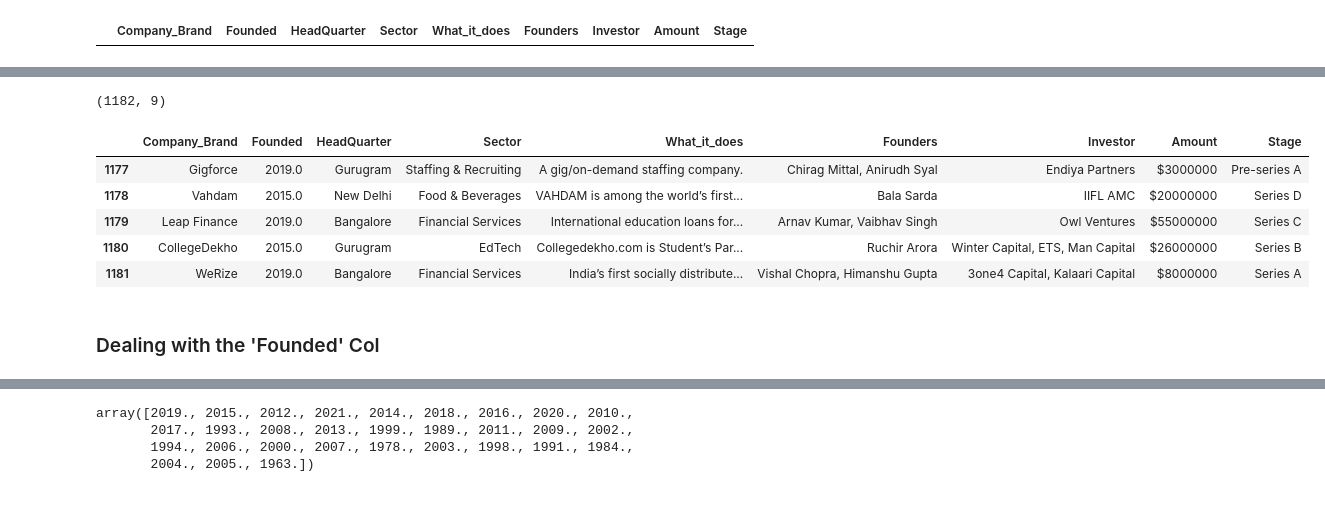
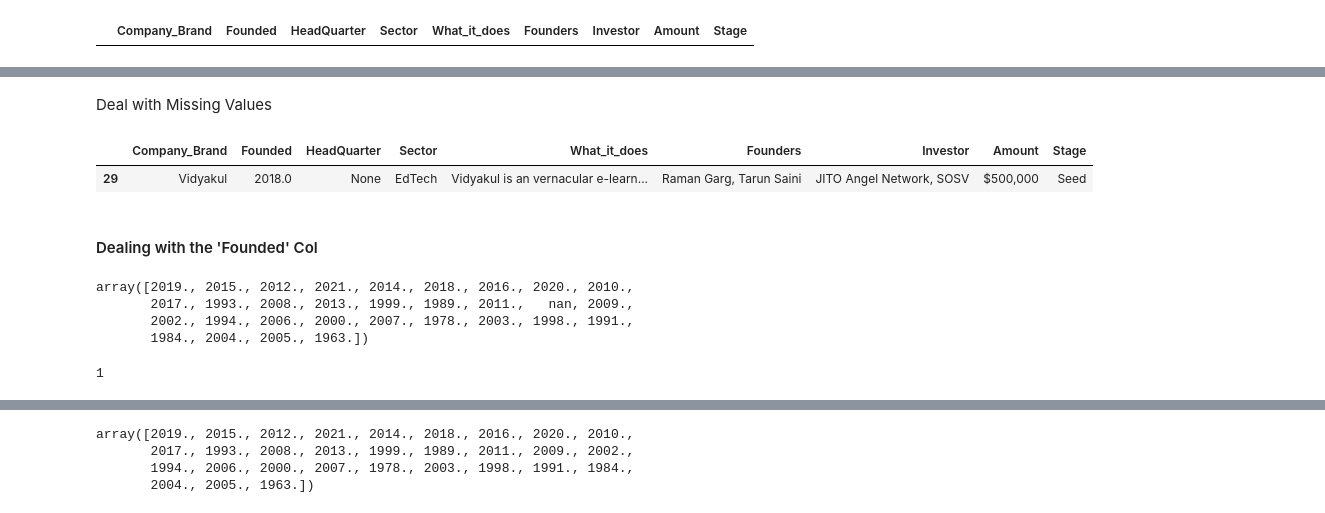
Before and after one commit to aaronayitey/Indian-Startup-Funding-Analysis, a Jupyter notebook: analysing_funding.ipynb, the cells around one changed output, grey strips where cells are left out. Saved outputs shown, nothing was run; the diff lists cells and outputs as text; code cells hidden in the pictures.

```diff
--- a/analysing_funding.ipynb
+++ b/analysing_funding.ipynb
@@ -154,0 +254,21 @@ Success!
+# %%
+# Apply function to specific rows and columns
+
+data2021 = update_values(data2021, 237, column_values={'Investor': 'Unknown', 'Amount': '$22000000', 'Stage': 'Series C'})
+
+data2021 = update_values(data2021, 238, column_values={'HeadQuarter':'Gurugram', 'Investor': 'Unknown', 'Amount': '$5000000', 'Stage': 'Seed'})
+
+data2021 = update_values(data2021, 526, column_values={'Investor': 'Unknown', 'Amount': '$1000000', 'Stage': 'Pre-series A'})
+
+data2021 = update_values(data2021, 532, column_values={'Founders': 'Omkar Pandharkame, Ketaki Ogale' ,'Investor': 'JITO Angel Network, LetsVenture', 'Amount': '$300000', 'Stage': 'Venture-Series Unknown'})
+
+data2021 = update_values(data2021, 658, column_values={'Founders': 'Sushil Agarwal' ,'Investor': 'JITO Angel Network, LetsVenture', 'Amount': '$1000000', 'Stage': 'Venture-Series Unknown'})
+
+# data2021 = update_values(data2021, 1100, column_values={'HeadQuarter': 'Bangalore' ,'Investor': ' VINNERS, Raj Nayak, Viacom18 Media, Amritaanshu Agrawal, Mirabaud', 'Amount': '$Undisclosed', 'Stage': 'Venture-Series Unknown'})
+
+data2021 = update_values(data2021, 519, column_values={'Founders': 'Vishal Gupta' ,'Investor': 'ah! Ventures', 'Amount': '$300000', 'Stage': 'Venture-Series Unknown'})
+
+data2021 = update_values(data2021, 1148, column_values={ 'Investor': 'Capt. Anand Aryamane', 'Amount': '$1000000', 'Stage': 'Seed'})
+
+
+data2021 = update_values(data2021, 1129, column_values={ 'Investor': 'Capt. Anand Aryamane', 'Amount': '$1000000', 'Stage': 'Seed'})
@@ -215,8 +360,7 @@ data2021[data2021['HeadQuarter'] == 'Food & Beverages']
 # %%
-# Placing them correctly for MasterChow
+# Placing them correctly for MasterChow using the update_value function
 
-data2021.iloc[236, 2] = 'New Delhi'
-data2021.iloc[236, 3] = 'Food & Beverages'
+data2021 = update_values(data2021, 236, column_values={'HeadQuarter': 'New Delhi', 'Sector': 'Food & Beverages'})
 # %%
 # Checking .....
 
@@ -233,11 +377,7 @@ data2021[data2021['HeadQuarter'] == 'Information Technology & Services']
 # %%
 # Placing them correctly
 
-data2021.iloc[1149, 2] = 'Manchester'
-data2021.iloc[1149, 3] = 'Information Technology & Services'
-
-data2021.at[1176, 'HeadQuarter'] = 'Manchester'
-data2021.at[1176, 'Sector'] = 'Information Technology & Services'
+data2021 = update_values(data2021, 1157, column_values={ 'HeadQuarter': 'Manchestor', 'Sector': 'Information Technology & Services'})
 # %%
 # Checking ......
 
@@ -291,21 +387,9 @@ drop_rows_by_column_values(data2021, 'Company_Brand', ['Little Leap', 'Godamwale
-# %%
-# Making sure the rows were deleted
-
-data2021.shape
-# %% [output]
-(1182, 9)
-# %%
-# Re-arrange indices for the data frame
-
-data2021.reset_index(drop=True, inplace=True)
+# %% [markdown]
+Deal with Missing Values
 # %%
-# Check for re-indexing
+# Check for missing values
 
-data2021.tail()
+data2021[data2021['HeadQuarter'].isnull()]
 # %% [output]
 |  | Company_Brand | Founded | HeadQuarter | Sector | What_it_does | Founders | Investor | Amount | Stage |
-| 1177 | Gigforce | 2019.0 | Gurugram | Staffing & Recruiting | A gig/on-demand staffing company. | Chirag Mittal, Anirudh Syal | Endiya Partners | $3000000 | Pre-series A |
-| 1178 | Vahdam | 2015.0 | New Delhi | Food & Beverages | VAHDAM is among the world’s first... | Bala Sarda | IIFL AMC | $20000000 | Series D |
-| 1179 | Leap Finance | 2019.0 | Bangalore | Financial Services | International education loans for... | Arnav Kumar, Vaibhav Singh | Owl Ventures | $55000000 | Series C |
-| 1180 | CollegeDekho | 2015.0 | Gurugram | EdTech | Collegedekho.com is Student’s Par... | Ruchir Arora | Winter Capital, ETS, Man Capital | $26000000 | Series B |
-| 1181 | WeRize | 2019.0 | Bangalore | Financial Services | India’s first socially distribute... | Vishal Chopra, Himanshu Gupta | 3one4 Capital, Kalaari Capital | $8000000 | Series A |
+| 29 | Vidyakul | 2018.0 | None | EdTech | Vidyakul is an vernacular e-learn... | Raman Garg, Tarun Saini | JITO Angel Network, SOSV | $500,000 | Seed |
@@ -312,2 +399,17 @@ data2021.tail()
 # %% [markdown]
-### Dealing with the 'Founded' Col
+#### Dealing with the 'Founded' Col
+# %%
+# Getting the unique values of the 'Founded' column
+
+data2021['Founded'].unique()
+# %% [output]
+array([2019., 2015., 2012., 2021., 2014., 2018., 2016., 2020., 2010.,
+       2017., 1993., 2008., 2013., 1999., 1989., 2011.,   nan, 2009.,
+       2002., 1994., 2006., 2000., 2007., 1978., 2003., 1998., 1991.,
+       1984., 2004., 2005., 1963.])
+# %%
+# Checking the number of missing values
+
+data2021['Founded'].isnull().sum()
+# %% [output]
+1
```
Also changed, not shown: parts of 76 cells of this notebook.
